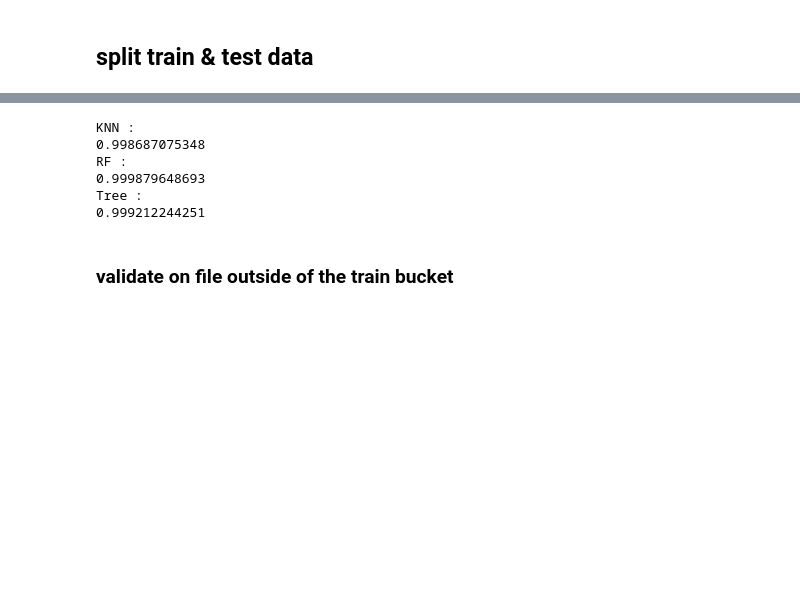
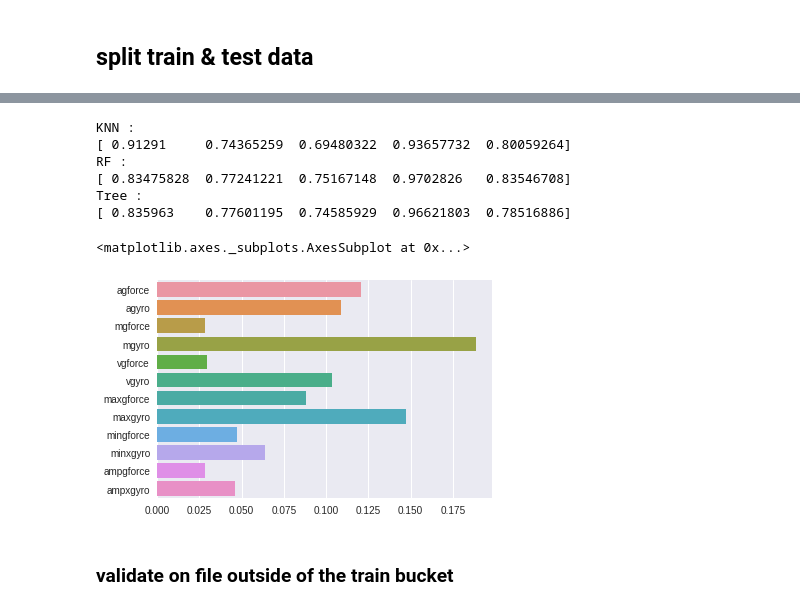
Before and after one commit to yuvalsolaz/modetection, a Jupyter notebook: model/whereIsMyPhone.ipynb, the cells around one changed output, grey strips where cells are left out. Cells and saved outputs as stored; diff of their text form; code cells hidden in the pictures; blank space fills up the shorter version.

```diff
--- a/model/whereIsMyPhone.ipynb
+++ b/model/whereIsMyPhone.ipynb
@@ -247,16 +217,25 @@ tree = DecisionTreeClassifier()
 # %%
 k=5
-scoring ='accuracy'
+x_train= df
+y_train = rdf.devicemode
+
+scoring='accuracy'
 print ('KNN : ')
 print (CalcKFoldAccuracy(knn5,x_train,y_train,scoring,k))
 print ('RF : ')
-print (CalcKFoldAccuracy(forest,x_train,y_train,scoring,k))
+print (CalcKFoldAccuracy(forest,x_train,y_train, scoring,k))
 print ('Tree : ')
-print (CalcKFoldAccuracy(tree,x_train,y_train,scoring,k))
+print (CalcKFoldAccuracy(tree,x_train,y_train, scoring,k))
 # %% [output]
 KNN :
-0.998687075348
+[ 0.91291     0.74365259  0.69480322  0.93657732  0.80059264]
 RF :
-0.999879648693
+[ 0.83475828  0.77241221  0.75167148  0.9702826   0.83546708]
 Tree :
-0.999212244251
+[ 0.835963    0.77601195  0.74585929  0.96621803  0.78516886]
+# %%
+forest.fit(x_train,y_train)
+sns.barplot(y=x_train.columns,x=forest.feature_importances_,orient="h" )
+# %% [output]
+<matplotlib.axes._subplots.AxesSubplot at 0x...>
+[figure, added]
```
Also changed, not shown: parts of 25 cells of this notebook.
